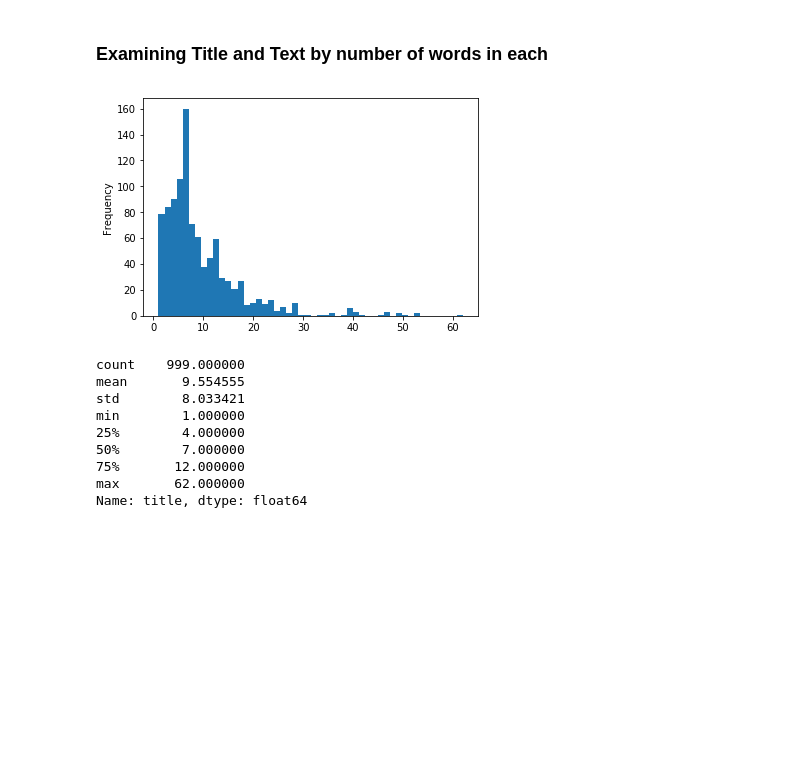
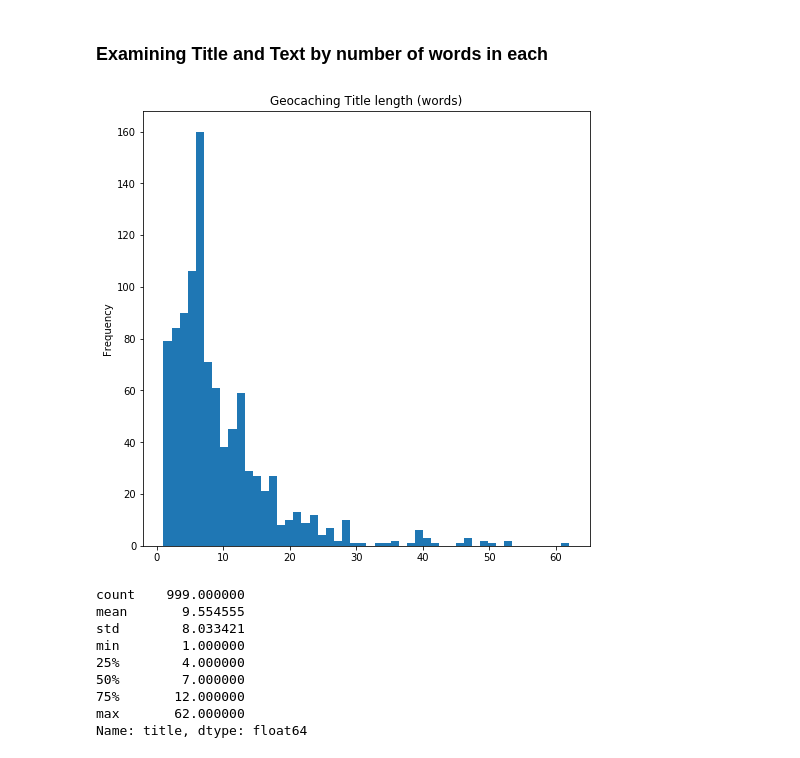
Before and after one commit to nmlook/GA_Project-3_NLP, a Jupyter notebook: Project 3 Modeling.ipynb, the cells around one changed output. Cells and saved outputs as stored; diff of their text form; code cells hidden in the pictures; blank space fills up the shorter version.

```diff
--- a/Project 3 Modeling.ipynb
+++ b/Project 3 Modeling.ipynb
@@ -247,13 +247,16 @@ df.fillna('NA', inplace=True)
 # %%
 # Look at length of geocaching title
 geo_title_length = df[geocaching]['title'].map(clean_func)
 geo_title_length = geo_title_length.str.split()
 geo_title_length = geo_title_length.apply(len)
 
 # Plot as a histogram
-geo_title_length.plot(bins=50, kind='hist');
+geo_title_length.plot(bins=50, kind='hist',
+                      figsize=(8,8),
+                     title='Geocaching Title length (words)'
+                     );
 # %% [output]
-[figure, old version]
+[figure, new version]
 # %%
 geo_title_length.describe()
 # %% [output]
```
Also changed, not shown: parts of 72 cells of this notebook, 5 other files.
